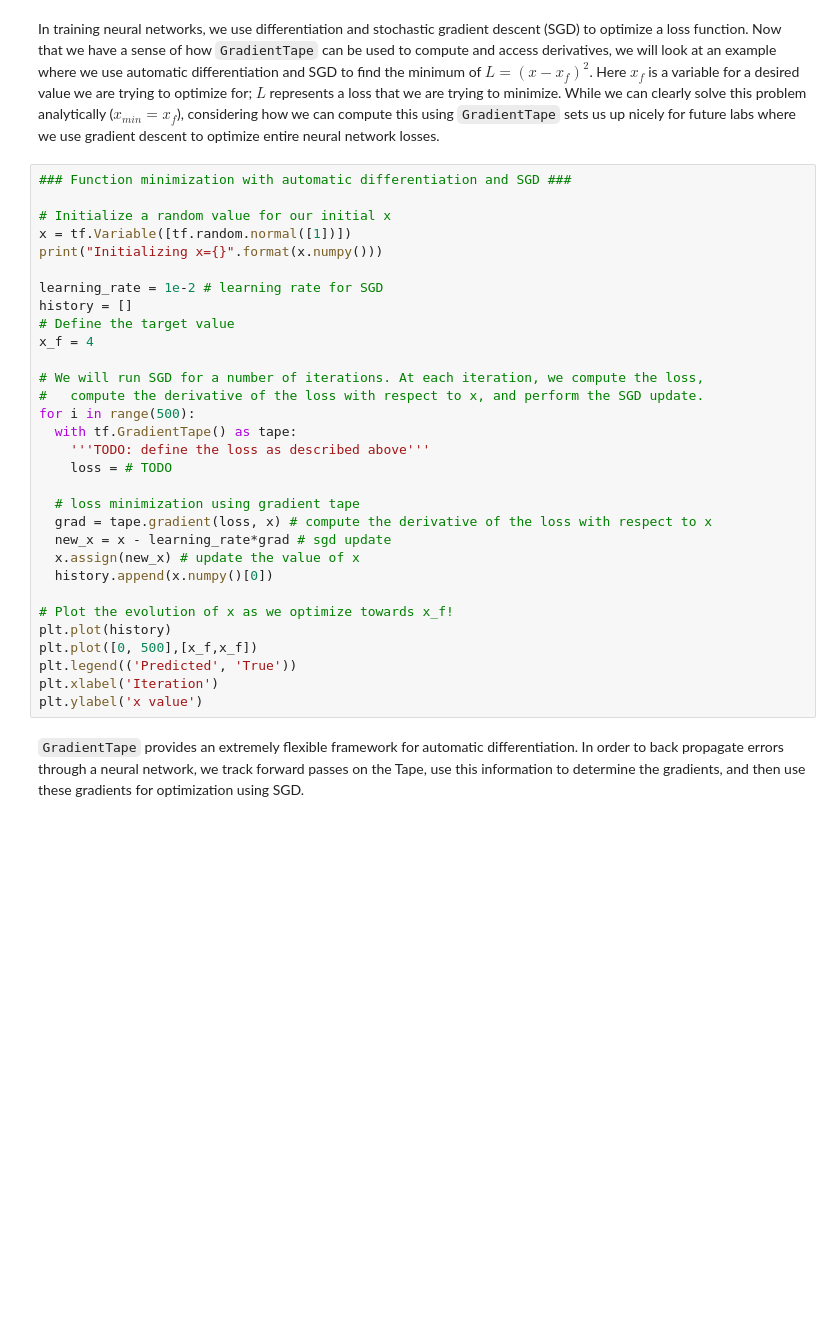
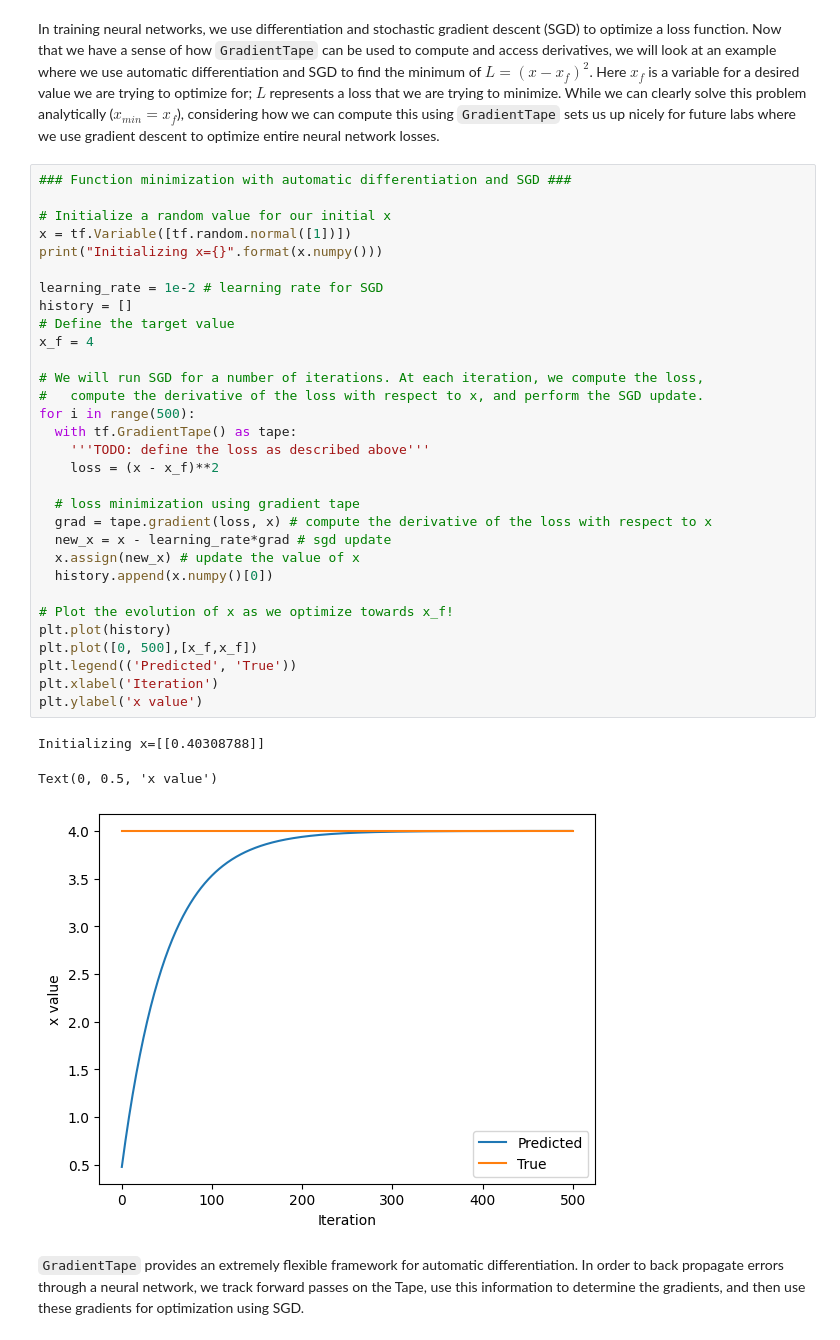
Before and after one commit to anle404/mit-introtodeeplearning-lab, a Jupyter notebook: lab1/TF_Part1_Intro.ipynb, the cells around one changed output. Saved outputs shown, nothing was run; the diff lists cells and outputs as text; blank space fills up the shorter version.

```diff
--- a/lab1/TF_Part1_Intro.ipynb
+++ b/lab1/TF_Part1_Intro.ipynb
@@ -362,33 +341,37 @@ In training neural networks, we use differentiation and stochastic gradient desc
 # %%
 ### Function minimization with automatic differentiation and SGD ###
 
 # Initialize a random value for our initial x
 x = tf.Variable([tf.random.normal([1])])
 print("Initializing x={}".format(x.numpy()))
 
 learning_rate = 1e-2 # learning rate for SGD
 history = []
 # Define the target value
 x_f = 4
 
 # We will run SGD for a number of iterations. At each iteration, we compute the loss,
 #   compute the derivative of the loss with respect to x, and perform the SGD update.
 for i in range(500):
   with tf.GradientTape() as tape:
     '''TODO: define the loss as described above'''
-    loss = # TODO
+    loss = (x - x_f)**2
 
   # loss minimization using gradient tape
   grad = tape.gradient(loss, x) # compute the derivative of the loss with respect to x
   new_x = x - learning_rate*grad # sgd update
   x.assign(new_x) # update the value of x
   history.append(x.numpy()[0])
 
 # Plot the evolution of x as we optimize towards x_f!
 plt.plot(history)
 plt.plot([0, 500],[x_f,x_f])
 plt.legend(('Predicted', 'True'))
 plt.xlabel('Iteration')
 plt.ylabel('x value')
+# %% [output]
+Initializing x=[[0.40308788]]
+Text(0, 0.5, 'x value')
+[figure, added]
 # %% [markdown]
 `GradientTape` provides an extremely flexible framework for automatic differentiation. In order to back propagate errors through a neural network, we track forward passes on the Tape, use this information to determine the gradients, and then use these gradients for optimization using SGD.
```
Also changed, not shown: parts of 2 cells of this notebook.
